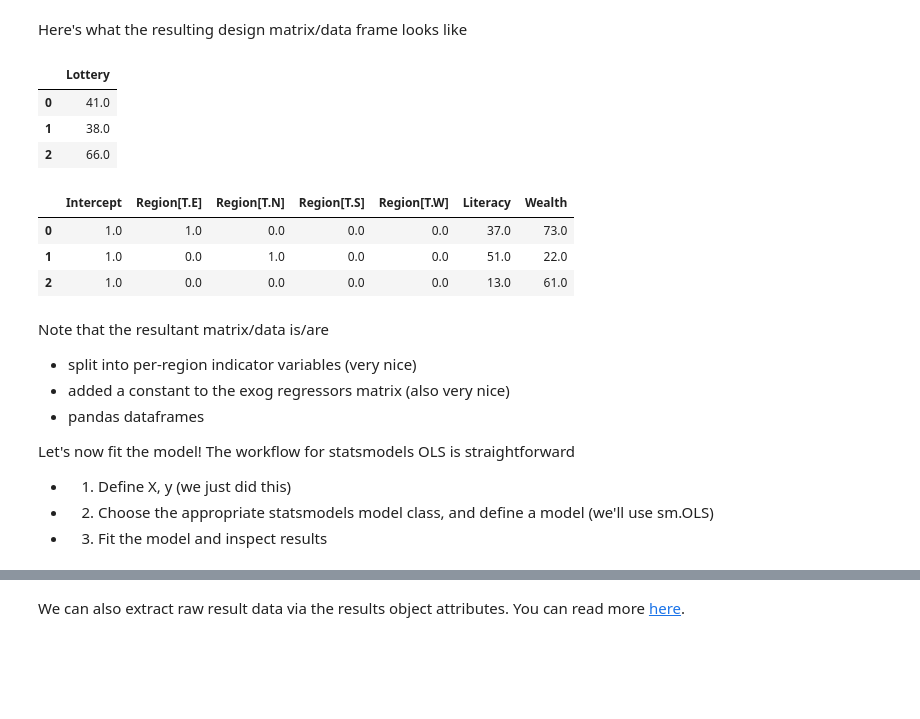
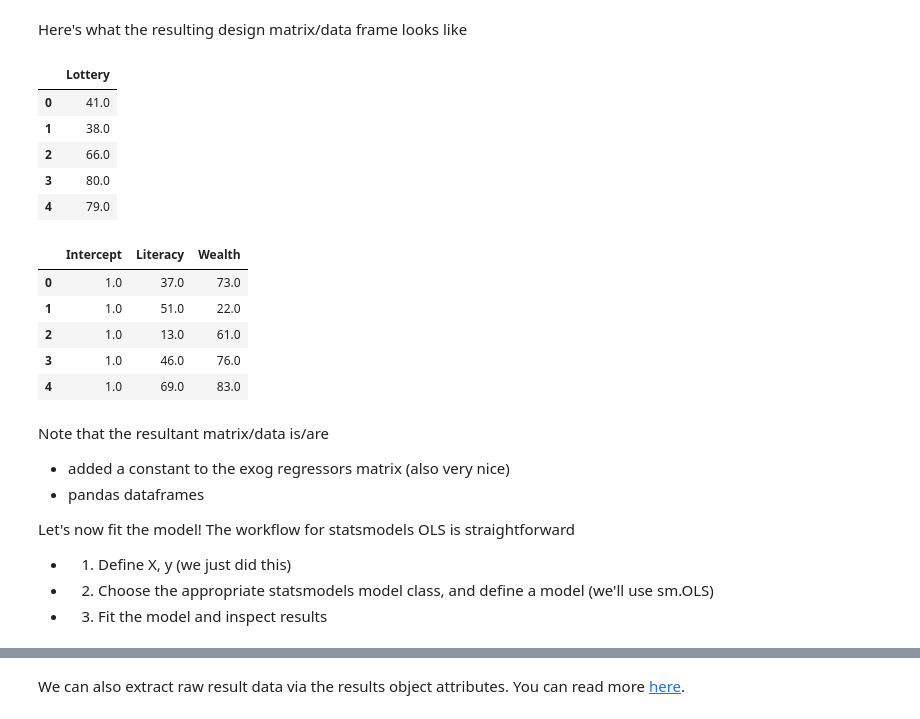
Before and after one commit to ds-peer-consulting/sp21-applied-methods-social-sciences-workshop, a Jupyter notebook: applied-methods-python-workshop(ANSWERS).ipynb, the cells around one changed output, grey strips where cells are left out. Cells and saved outputs as stored; diff of their text form; code cells hidden in the pictures; blank space fills up the shorter version.

```diff
--- a/applied-methods-python-workshop(ANSWERS).ipynb
+++ b/applied-methods-python-workshop(ANSWERS).ipynb
@@ -144,23 +146,26 @@ y, X = dmatrices('Lottery ~ Literacy + Wealth + Region', data=df, return_type='d
 # %% [markdown]
 Here's what the resulting design matrix/data frame looks like
 # %%
-y[:3]
+y.head()
 # %% [output]
 |  | Lottery |
 | 0 | 41.0 |
 | 1 | 38.0 |
 | 2 | 66.0 |
+| 3 | 80.0 |
+| 4 | 79.0 |
 # %%
-X[:3]
+X.head()
 # %% [output]
-|  | Intercept | Region[T.E] | Region[T.N] | Region[T.S] | Region[T.W] | Literacy | Wealth |
-| 0 | 1.0 | 1.0 | 0.0 | 0.0 | 0.0 | 37.0 | 73.0 |
-| 1 | 1.0 | 0.0 | 1.0 | 0.0 | 0.0 | 51.0 | 22.0 |
-| 2 | 1.0 | 0.0 | 0.0 | 0.0 | 0.0 | 13.0 | 61.0 |
+|  | Intercept | Literacy | Wealth |
+| 0 | 1.0 | 37.0 | 73.0 |
+| 1 | 1.0 | 51.0 | 22.0 |
+| 2 | 1.0 | 13.0 | 61.0 |
+| 3 | 1.0 | 46.0 | 76.0 |
+| 4 | 1.0 | 69.0 | 83.0 |
 # %% [markdown]
 Note that the resultant matrix/data is/are
 
-- split into per-region indicator variables (very nice)
 - added a constant to the exog regressors matrix (also very nice)
 - pandas dataframes
 
```
Also changed, not shown: parts of 15 cells of this notebook, 1 other file.
